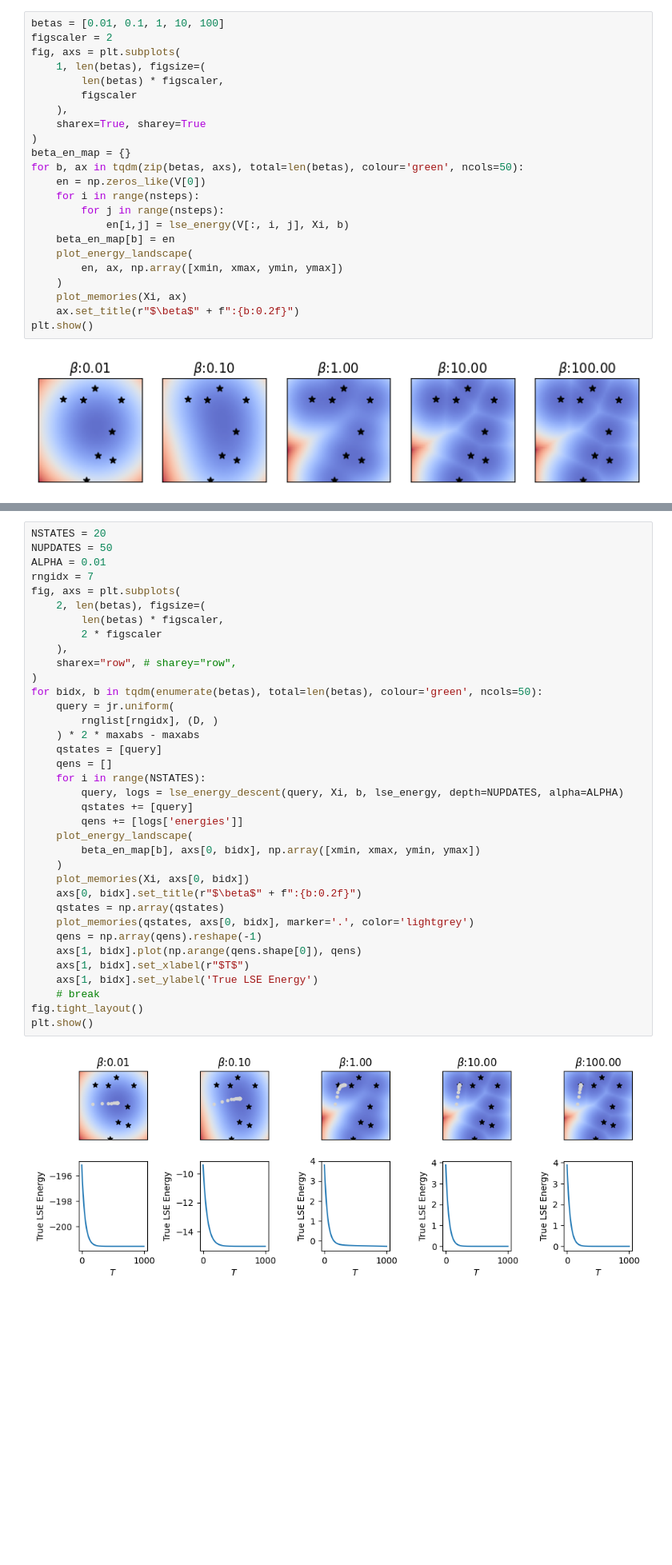
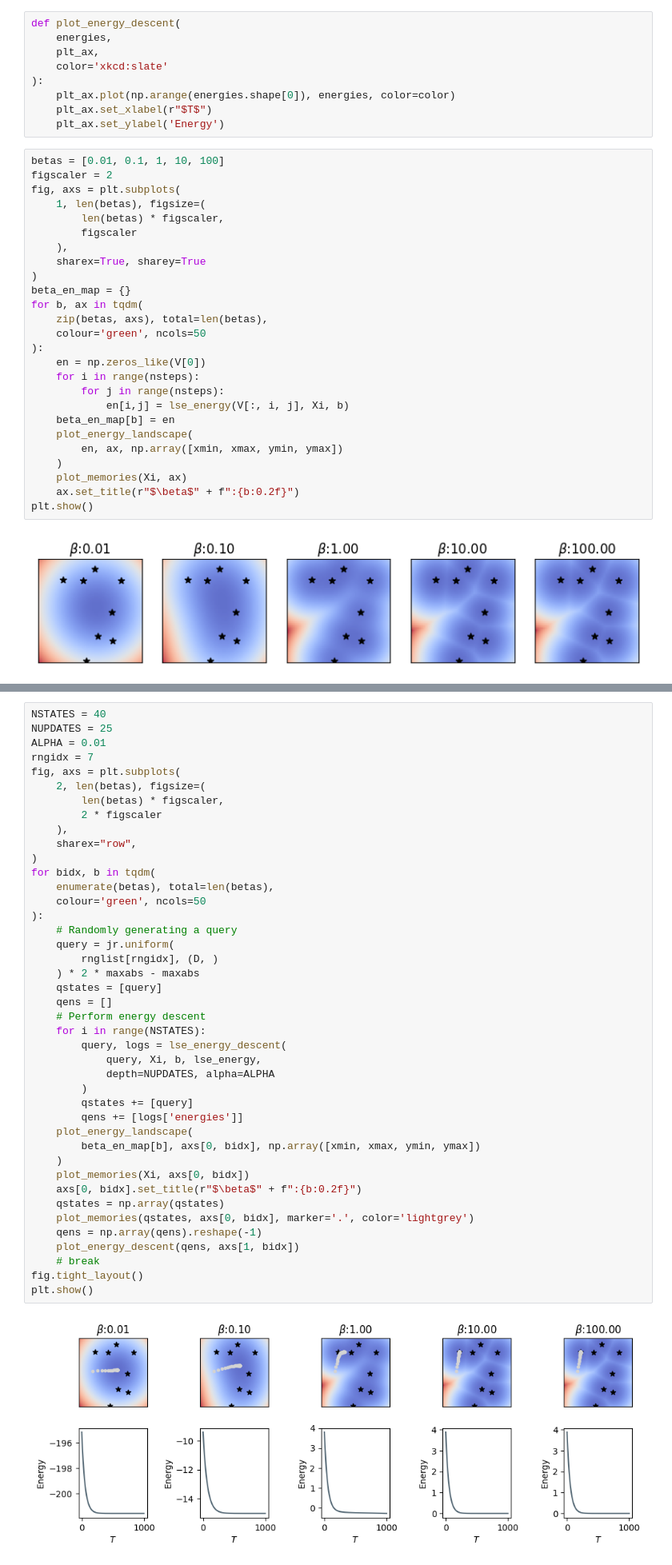
Before and after one commit to bhoov/amtutorial, a Jupyter notebook: nbs/tutorial/03_distributed_memory.ipynb, the cells around one changed output, grey strips where cells are left out. Shown at 80% size. Drawn from its saved outputs; the diff is of its cells as text; blank space fills up the shorter version.

Commit message:
initial bit of random features

```diff
--- a/nbs/tutorial/03_distributed_memory.ipynb
+++ b/nbs/tutorial/03_distributed_memory.ipynb
@@ -97,6 +99,15 @@ def plot_memories(
         memories[:, 0], memories[:, 1],
         marker=marker, color=color,
     )
+# %%
+def plot_energy_descent(
+    energies,
+    plt_ax,
+    color='xkcd:slate'
+):
+    plt_ax.plot(np.arange(energies.shape[0]), energies, color=color)
+    plt_ax.set_xlabel(r"$T$")
+    plt_ax.set_ylabel('Energy')
 # %%
 betas = [0.01, 0.1, 1, 10, 100]
 figscaler = 2
@@ -108,7 +119,10 @@ fig, axs = plt.subplots(
     sharex=True, sharey=True
 )
 beta_en_map = {}
-for b, ax in tqdm(zip(betas, axs), total=len(betas), colour='green', ncols=50):
+for b, ax in tqdm(
+    zip(betas, axs), total=len(betas),
+    colour='green', ncols=50
+):
     en = np.zeros_like(V[0])
     for i in range(nsteps):
         for j in range(nsteps):
@@ -162,41 +182,47 @@ def lse_energy_descent(
 # %%
-NSTATES = 20
-NUPDATES = 50
+NSTATES = 40
+NUPDATES = 25
 ALPHA = 0.01
 rngidx = 7
 fig, axs = plt.subplots(
     2, len(betas), figsize=(
         len(betas) * figscaler,
         2 * figscaler
     ),
-    sharex="row", # sharey="row",
+    sharex="row",
 )
-for bidx, b in tqdm(enumerate(betas), total=len(betas), colour='green', ncols=50):
+for bidx, b in tqdm(
+    enumerate(betas), total=len(betas),
+    colour='green', ncols=50
+):
+    # Randomly generating a query
     query = jr.uniform(
         rnglist[rngidx], (D, )
     ) * 2 * maxabs - maxabs
     qstates = [query]
     qens = []
+    # Perform energy descent
     for i in range(NSTATES):
-        query, logs = lse_energy_descent(query, Xi, b, lse_energy, depth=NUPDATES, alpha=ALPHA)
+        query, logs = lse_energy_descent(
+            query, Xi, b, lse_energy,
+            depth=NUPDATES, alpha=ALPHA
+        )
         qstates += [query]
         qens += [logs['energies']]
     plot_energy_landscape(
         beta_en_map[b], axs[0, bidx], np.array([xmin, xmax, ymin, ymax])
     )
     plot_memories(Xi, axs[0, bidx])
     axs[0, bidx].set_title(r"$\beta$" + f":{b:0.2f}")
     qstates = np.array(qstates)
     plot_memories(qstates, axs[0, bidx], marker='.', color='lightgrey')
     qens = np.array(qens).reshape(-1)
-    axs[1, bidx].plot(np.arange(qens.shape[0]), qens)
-    axs[1, bidx].set_xlabel(r"$T$")
-    axs[1, bidx].set_ylabel('True LSE Energy')
+    plot_energy_descent(qens, axs[1, bidx])
     # break
 fig.tight_layout()
 plt.show()
 # %% [output]
-[figure, old version]
+[figure, new version]
 # %% [markdown]
 ## Viewing Energy as a Kernel Sum
 
```
Also changed, not shown: parts of 5 cells of this notebook.
